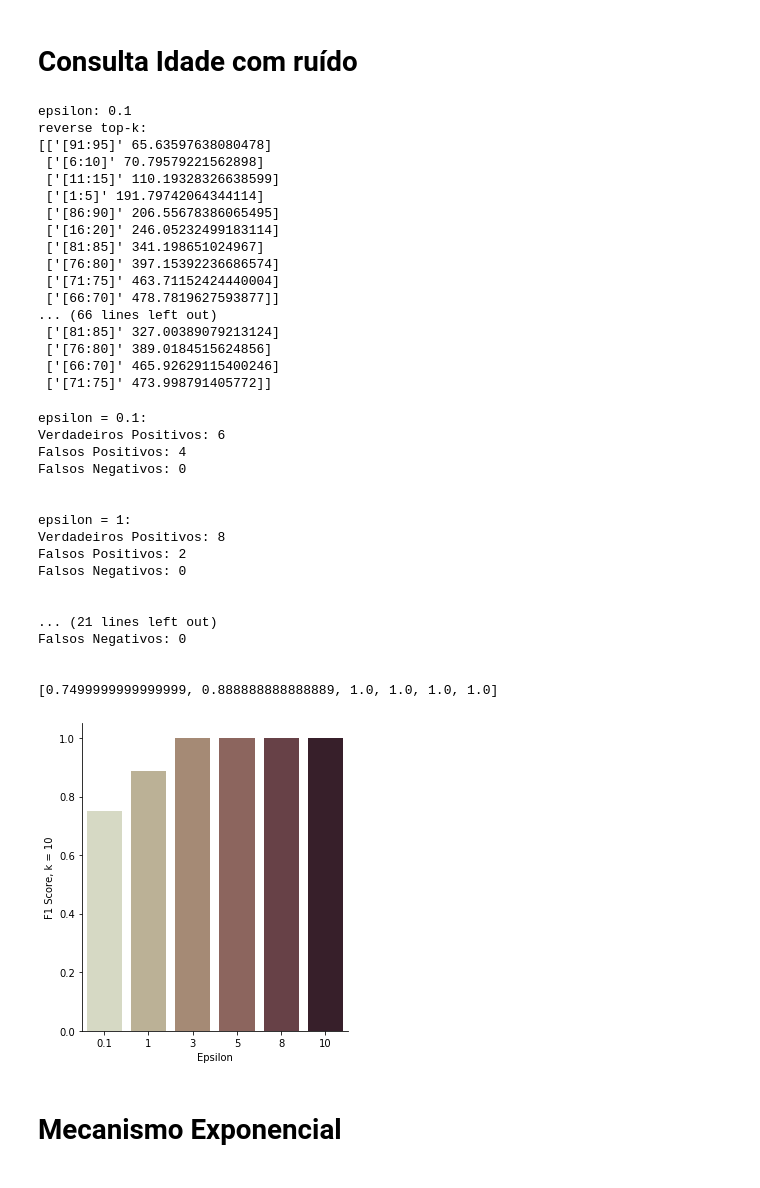
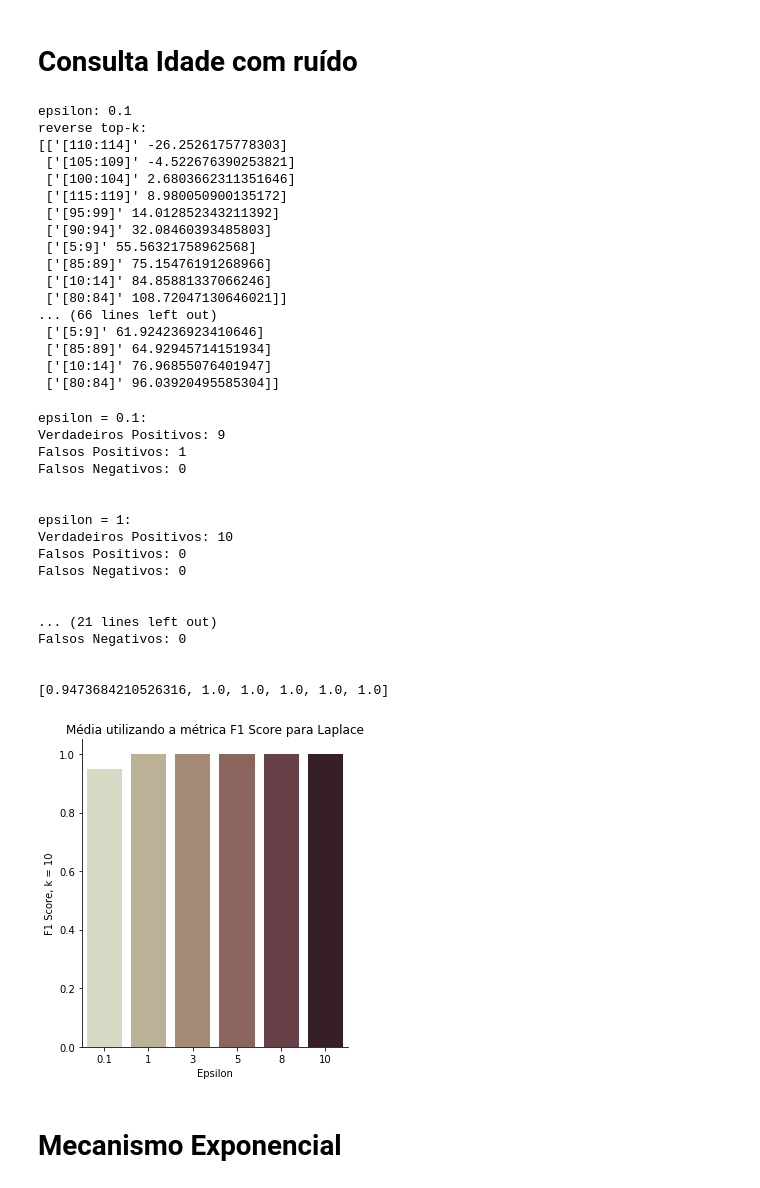
Before and after one commit to Brabissima/dp_top-k, a Jupyter notebook: Reverse top-k.ipynb, the cells around one changed output. Cells and saved outputs as stored; diff of their text form; code cells hidden in the pictures.

```diff
--- a/Reverse top-k.ipynb
+++ b/Reverse top-k.ipynb
@@ -10,8 +10,10 @@ import seaborn as sns
 from collections import Counter
 # %%
 def pre_processamento():
-    xlsx = pd.ExcelFile('casos_corona.xlsx')
-    df = pd.read_excel(xlsx, 'casos_corona')
+    #xlsx = pd.ExcelFile('casos_corona.xlsx')
+    #df = pd.read_excel(xlsx, 'casos_corona')
+    xlsx = pd.ExcelFile('coronga_atualizado.xlsx')
+    df = pd.read_excel(xlsx, 'casos_coronavirus')
     df = df[:10000] ################################limitando o dataset
     df = df[['bairroPaciente','municipioPaciente','resultadoFinalExame','sexoPaciente', 'idadePaciente']]
 
@@ -47,8 +49,15 @@ df
 # %%
 def agrupar_idade(df):
     clusters_idades = []
-    intervalos = np.arange(1, 100, dtype=int)
-    for i in range(0, 95, 5):
+    idade_max = max(df['idade_paciente'])
+
+    for x in range(0,5):
+        if((idade_max+x)%5 == 0):
+            dif = x
+
+    intervalos = np.arange(0, idade_max+dif, dtype=int)
+
+    for i in range(0, int(idade_max+dif), 5):
         gaps = []
         for j in range(i, i+5):
             gaps.append(intervalos[j])
@@ -59,7 +68,7 @@ def agrupar_idade(df):
     for cluster in clusters_idades:
         count = 0
         for i in range(len(df)):
-            if(df.loc[i][4] in cluster):
+            if(df.loc[i][4] in cluster and df.loc[i][2] == 1):
                 count = count + 1
         casos_idade.append(['[{}:{}]'.format(cluster[0], cluster[4]), count])
     casos_idade = pd.DataFrame(casos_idade)
@@ -125,7 +134,7 @@ def sensibilidade_lap(dataset, budget, k):
         otimo = max(otimo, (smooth*math.exp(-beta)))
     return otimo
 # %%
-def plot_erros(erros_argumento, k):
+def plot_erros(erros_argumento, k, metodo):
     df = pd.DataFrame({
         'epsilon': ['0.1', '1', '3', '5', '8', '10'],
         'F1 Score': erros_argumento })
@@ -133,6 +142,7 @@ def plot_erros(erros_argumento, k):
                 data=df, saturation=.7,
                 kind="bar", ci=None, aspect=.9, order=['0.1', '1', '3', '5', '8', '10'])
 
+    plt.title("Média utilizando a métrica F1 Score para {}".format(metodo))
     plt.xlabel("Epsilon")
     plt.ylabel("F1 Score, k = {}".format(k))
     return plt.show()
@@ -139,18 +177,21 @@ def plot_erros(erros_argumento, k):
 # %%
+#modificado
 def f1_score(query, argumento_consulta, budgets):
-    top = list(query)
+    top_classes = list(query['idade'])
+    top_count = list(query['count'])
+
     metrica_exponencial = []
     for argumento, budget in zip(argumento_consulta, budgets):
         falsos_positivos, falsos_negativos, verdadeiros_positivos = 0, 0, 0
         for i in range(len(argumento)):
-            if(argumento[i] in top):
-                if(argumento[i] == top[i]):
+            if(argumento[i] in top_classes):
+                if(argumento[i] == top_classes[i] or (top_count.count(top_count[i]) > 1)):
                     verdadeiros_positivos += 1
                 else:
                     falsos_positivos += 1
-            if(top[i] not in argumento):
+            if(top_classes[i] not in argumento):
                 falsos_negativos += 1
-            if(argumento[i] not in top):
+            if(argumento[i] not in top_classes):
                 falsos_positivos += 1
 
         print("epsilon = {}:\nVerdadeiros Positivos: {}\nFalsos Positivos: {}\nFalsos Negativos: {}\n\n".format(budget, verdadeiros_positivos, falsos_positivos, falsos_negativos))
@@ -194,44 +235,45 @@ for budget in budgets:
 # %% [output]
 epsilon: 0.1
 reverse top-k:
-[['[91:95]' 65.63597638080478]
- ['[6:10]' 70.79579221562898]
- ['[11:15]' 110.19328326638599]
- ['[1:5]' 191.79742064344114]
- ['[86:90]' 206.55678386065495]
- ['[16:20]' 246.05232499183114]
- ['[81:85]' 341.198651024967]
- ['[76:80]' 397.15392236686574]
- ['[71:75]' 463.71152424440004]
- ['[66:70]' 478.7819627593877]]
+[['[110:114]' -26.2526175778303]
+ ['[105:109]' -4.522676390253821]
+ ['[100:104]' 2.6803662311351646]
+ ['[115:119]' 8.980050900135172]
+ ['[95:99]' 14.012852343211392]
+ ['[90:94]' 32.08460393485803]
+ ['[5:9]' 55.56321758962568]
+ ['[85:89]' 75.15476191268966]
+ ['[10:14]' 84.85881337066246]
+ ['[80:84]' 108.72047130646021]]
 ... (66 lines left out)
- ['[81:85]' 327.00389079213124]
- ['[76:80]' 389.0184515624856]
- ['[66:70]' 465.92629115400246]
- ['[71:75]' 473.998791405772]]
+ ['[5:9]' 61.924236923410646]
+ ['[85:89]' 64.92945714151934]
+ ['[10:14]' 76.96855076401947]
+ ['[80:84]' 96.03920495585304]]
 # %%
-query_idades = top_k_reverse_idade(dataset_idade, 10)['idade']
+query_idades = top_k_reverse_idade(dataset_idade, 10)
+metodo = 'Laplace'
 f1_lap = f1_score(query_idades, idades, budgets)
-plot_erros(f1_lap, 10)
+plot_erros(f1_lap, 10, metodo)
 # %% [output]
 epsilon = 0.1:
-Verdadeiros Positivos: 6
-Falsos Positivos: 4
+Verdadeiros Positivos: 9
+Falsos Positivos: 1
 Falsos Negativos: 0
 
 
 epsilon = 1:
-Verdadeiros Positivos: 8
-Falsos Positivos: 2
+Verdadeiros Positivos: 10
+Falsos Positivos: 0
 Falsos Negativos: 0
 
 
 ... (21 lines left out)
 Falsos Negativos: 0
 
 
-[0.7499999999999999, 0.888888888888889, 1.0, 1.0, 1.0, 1.0]
+[0.9473684210526316, 1.0, 1.0, 1.0, 1.0, 1.0]
-[figure, old version]
+[figure, new version]
 # %% [markdown]
 # Mecanismo Exponencial
 # %%
```
Also changed, not shown: parts of 17 cells of this notebook, 1 other file.
